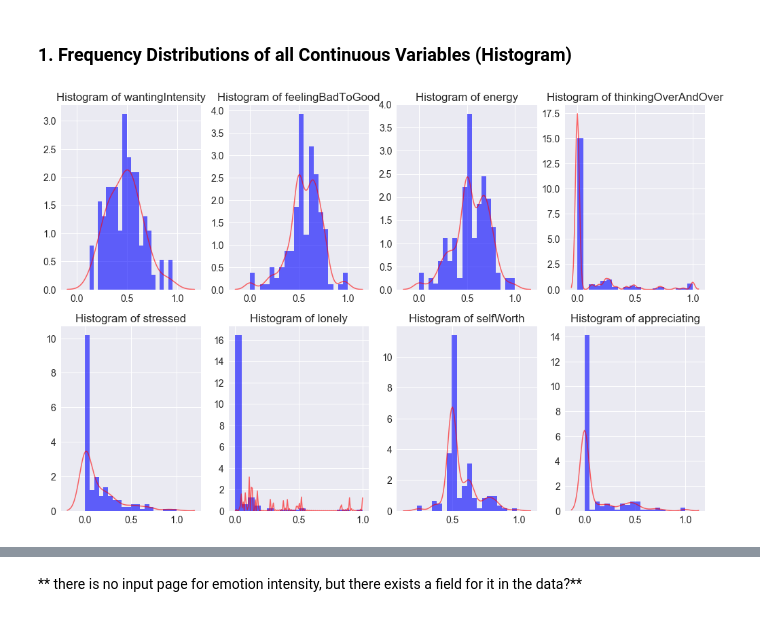
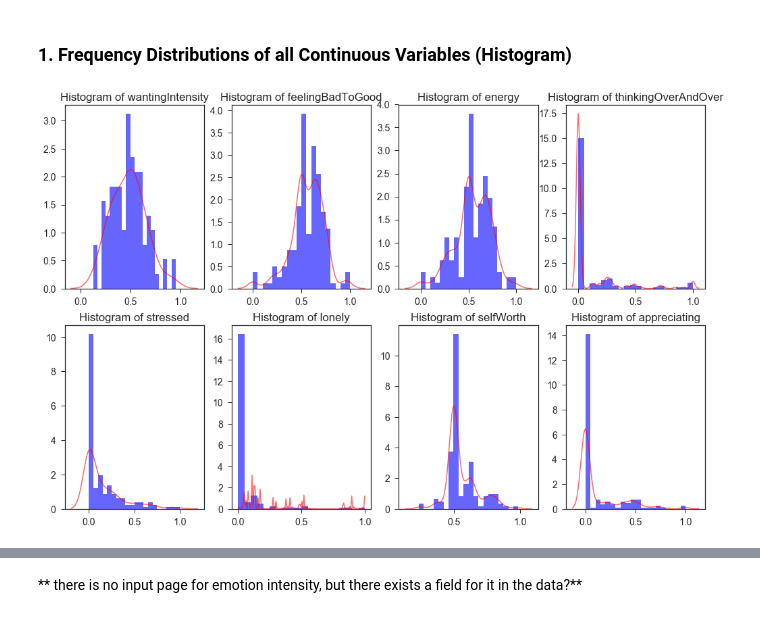
Before and after one commit to NathanZorndorf/self-qwantify-research, a Jupyter notebook: data-visualizations.ipynb, the cells around one changed output, grey strips where cells are left out. Drawn from its saved outputs; the diff is of its cells as text; code cells hidden in the pictures.

```diff
--- a/data-visualizations.ipynb
+++ b/data-visualizations.ipynb
@@ -16,7 +16,8 @@ from scipy.stats import ttest_ind, ttest_1samp, ttest_rel
 
 pd.set_option('display.max_columns', 100)
 # %%
-sns.set(font_scale=1.4)
+sns.set(font_scale=1.6)
+sns.set(style='ticks')
 # %%
 df = pd.read_csv('./data/qwantify.csv')
 # %%
@@ -43,10 +48,11 @@ print len(continuous_cols)
 # %%
 bins = 20
 plt.figure(figsize=(17,11))
 
+sns.set(font_scale=1.4, style='ticks')
 for i in range(8):
     plt.subplot(2, 4, i+1)
-    sns.distplot(a=df[continuous_cols[i]].dropna(axis=0).values, bins=bins, norm_hist=True, kde=True, color='b', hist_kws={'alpha':0.6}, kde_kws={'color':'red', 'linewidth':1.5, 'alpha':0.6})
+    sns.distplot(a=df[continuous_cols[i]].dropna(axis=0).values, bins=bins, norm_hist=True, kde=True, color='blue', hist_kws={'alpha':0.6}, kde_kws={'color':'red', 'linewidth':1.5, 'alpha':0.6})
     plt.title('Histogram of {}'.format(continuous_cols[i]))
 # %% [output]
-[figure, old version]
+[figure, new version]
```
Also changed, not shown: parts of 16 cells of this notebook.
